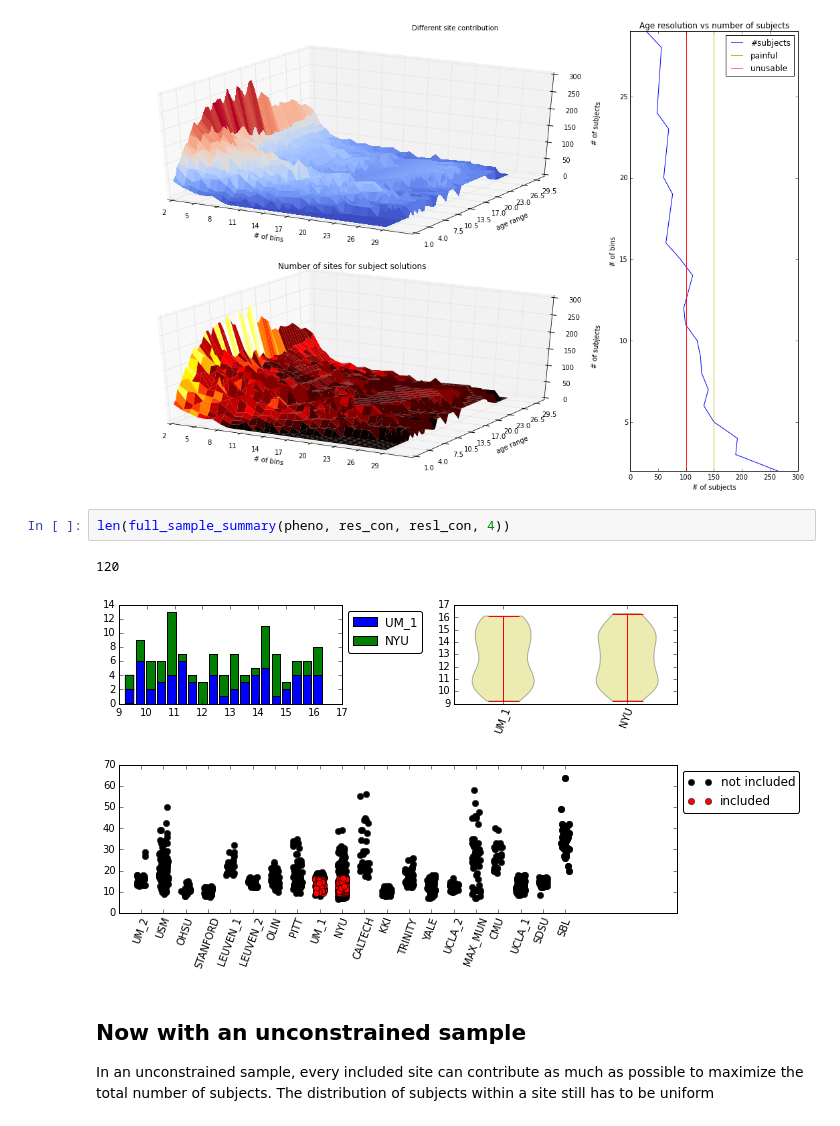
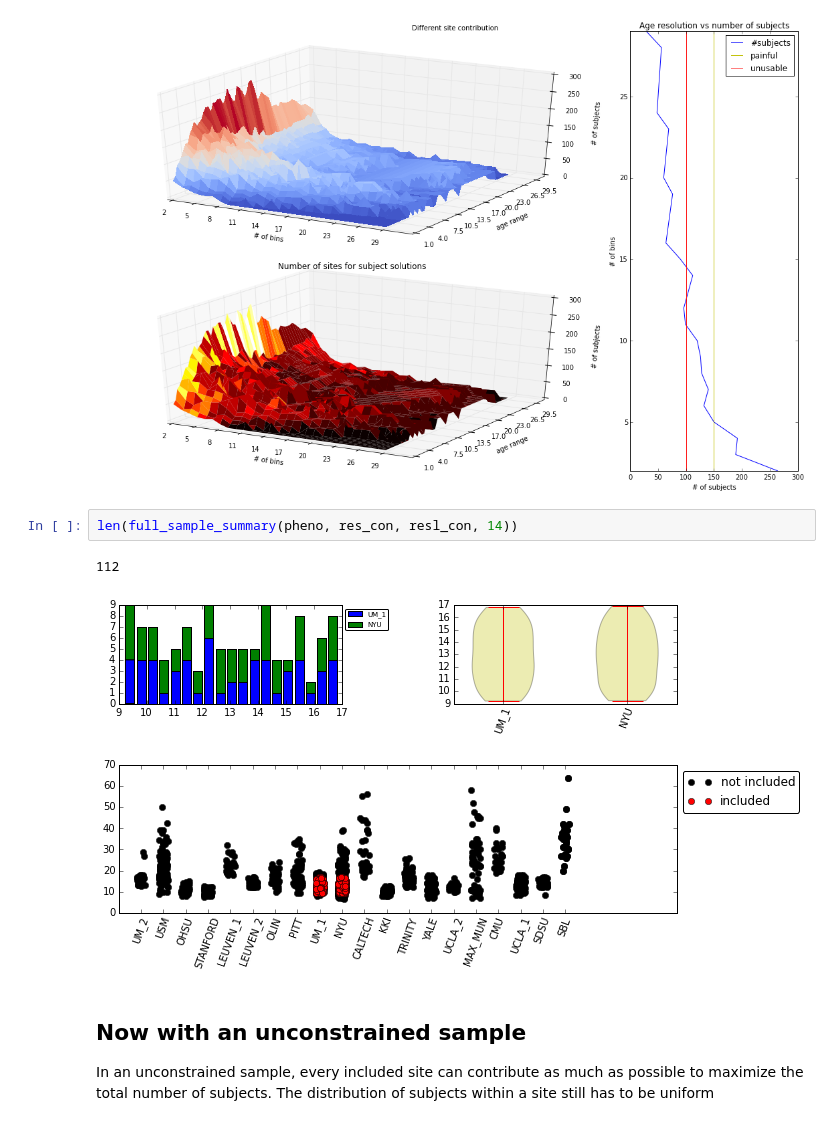
Before and after one commit to SIMEXP/Projects, a Jupyter notebook: Subtypes/uniform_sampling2.ipynb, the cells around one changed output. Drawn from its saved outputs; the diff is of its cells as text.

```diff
--- a/Subtypes/uniform_sampling2.ipynb
+++ b/Subtypes/uniform_sampling2.ipynb
@@ -401,10 +401,10 @@ show_grid_results(boxes, windows, res_con, sit_con)
 # %% [output]
 [figure]
 # %%
-len(full_sample_summary(pheno, res_con, resl_con, 4))
+len(full_sample_summary(pheno, res_con, resl_con, 14))
 # %% [output]
-120
+112
-[figure, old version]
+[figure, new version]
 # %% [markdown]
 ## Now with an unconstrained sample
 In an unconstrained sample, every included site can contribute as much as possible to maximize the total number of subjects. The distribution of subjects within a site still has to be uniform
```
Also changed, not shown: parts of 1 cell of this notebook.
